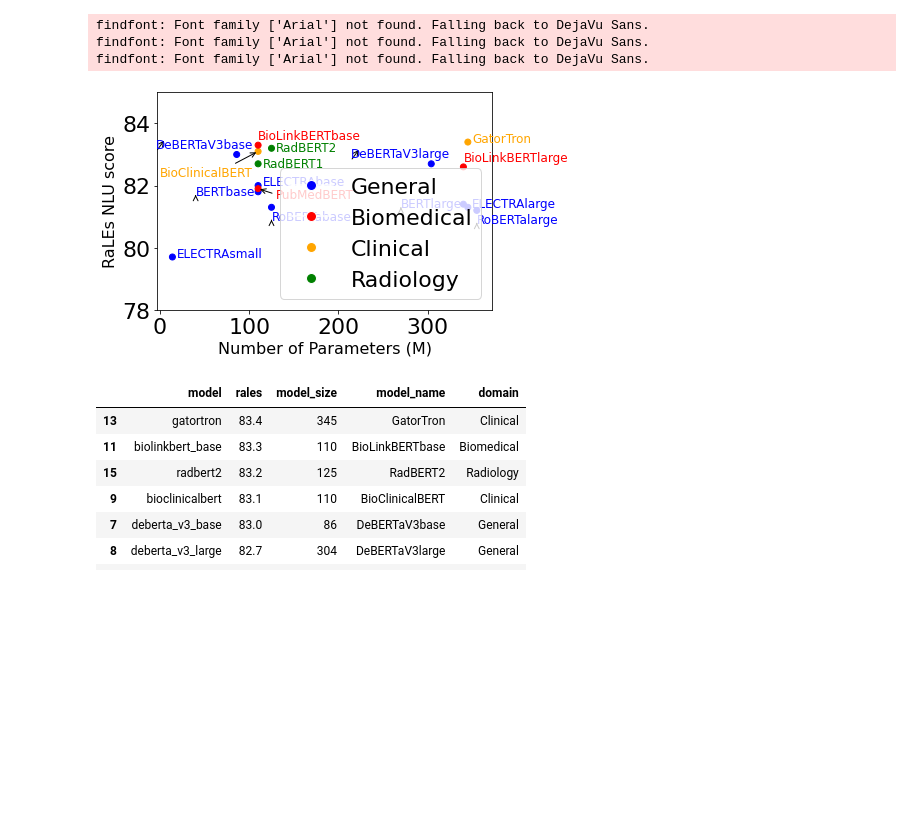
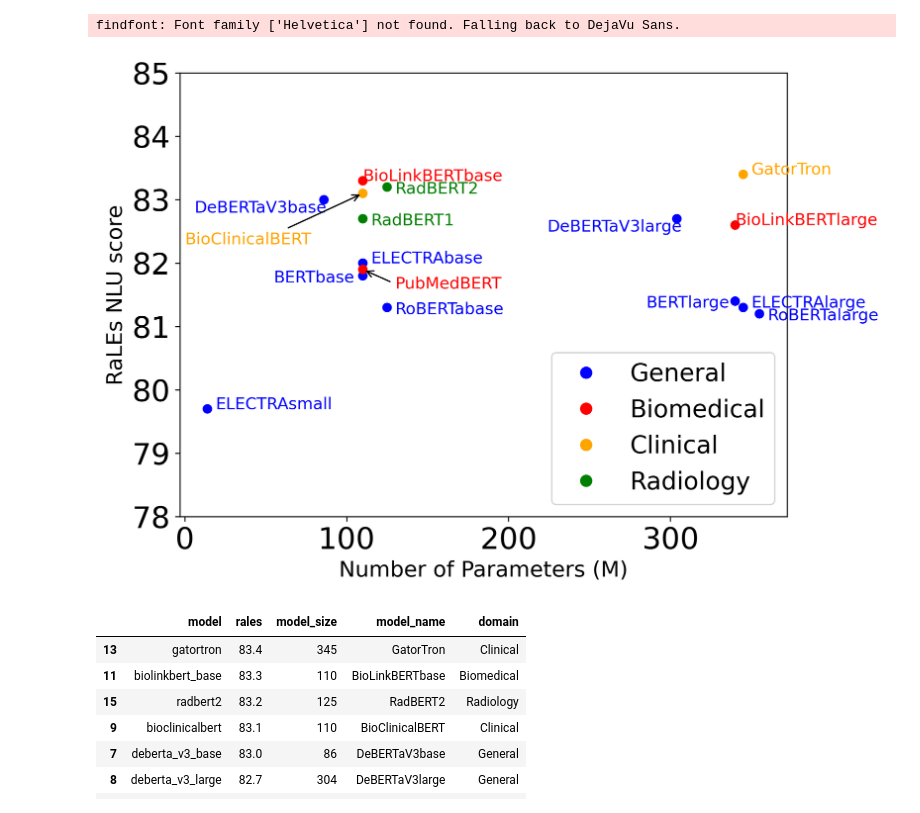
Before and after one commit to StanfordMIMI/RaLEs, a Jupyter notebook: results/make_paper_figures.ipynb, the cells around one changed output. Cells and saved outputs as stored; diff of their text form; code cells hidden in the pictures; blank space fills up the shorter version.

```diff
--- a/results/make_paper_figures.ipynb
+++ b/results/make_paper_figures.ipynb
@@ -130,7 +159,7 @@ results_df['domain'] = results_df['model'].apply(get_domain)
 # %%
 # sns.barplot(x="domain", y="rales", data=results_df)
 # %%
-# plt.figure(figsize=(8,6))
+plt.figure(figsize=(8,6), dpi=300)
 # sns.scatterplot(y="rales", x="model_size", hue='domain', data=results_df)
 from matplotlib.lines import Line2D
 
@@ -143,54 +172,52 @@ legend_elements = [Line2D([0], [0], marker='o', color='w', label='General', mark
                     Line2D([0], [0], marker='o', color='w', label='Biomedical', markerfacecolor='red', markersize=10),
                     Line2D([0], [0], marker='o', color='w', label='Clinical', markerfacecolor='orange', markersize=10),
                     Line2D([0], [0], marker='o', color='w', label='Radiology', markerfacecolor='green', markersize=10)]
-plt.legend(handles=legend_elements, loc='lower right')#, title="Domain")
+plt.legend(handles=legend_elements, loc='lower right', fontsize=18)#, title="Domain")
 label_fsize=12
 for i,x in results_df.iterrows():
     if x.model.startswith('bert_'):
-         plt.annotate(x.model_name, xy=(x.model_size-70, x.rales-.1), color='blue',xycoords='data',\
-                        xytext=(x.model_size-70, x.rales-.1), textcoords='data',\
-                        fontsize=label_fsize, rotation=0, arrowprops=dict(arrowstyle="->", connectionstyle="arc3", relpos=(0.0,0.0)))
+         plt.annotate(x.model_name, xy=(x.model_size, x.rales-.1), color='blue',xycoords='data',\
+                        xytext=(x.model_size-55, x.rales-.1), textcoords='data',\
+                        fontsize=label_fsize, rotation=0)#, arrowprops=dict(arrowstyle="->", connectionstyle="arc3", relpos=(0.0,0.0)))
     elif 'deberta' in x.model:
-        plt.annotate(x.model_name, xy=(x.model_size-80, x.rales+.5), color='blue', xycoords='data',\
-                        xytext=(x.model_size-90, x.rales+.2), textcoords='data',\
-                        fontsize=label_fsize, rotation=0, arrowprops=dict(arrowstyle="->", connectionstyle="arc3", relpos=(0.0,0.0)))
+        plt.annotate(x.model_name, xy=(x.model_size, x.rales+.5), color='blue', xycoords='data',\
+                        xytext=(x.model_size-80, x.rales-.2), textcoords='data',\
+                        fontsize=label_fsize, rotation=0 ) #arrowprops=dict(arrowstyle="->", connectionstyle="arc3", relpos=(0.0,0.0)))
     elif 'roberta' in x.model:
         plt.annotate(x.model_name, xy=(x.model_size, x.rales-.4), color='blue', xycoords='data',\
-                        xytext=(x.model_size, x.rales-.4), textcoords='data',\
-                        fontsize=label_fsize, rotation=0, arrowprops=dict(arrowstyle="->", connectionstyle="arc3", relpos=(0.0,0.0)))
+                        xytext=(x.model_size+5, x.rales-.1), textcoords='data',\
+                        fontsize=label_fsize, rotation=0)#, arrowprops=dict(arrowstyle="->", connectionstyle="arc3", relpos=(0.0,0.0)))
     # elif 'gatortron' in x.model:
     #     plt.annotate(x.model_name, xy=(x.model_size, x.rales), xycoords='data',\
     #                     xytext=(x.model_size-30, x.rales+.3), textcoords='data',\
     #                     fontsize=label_fsize, rotation=0, arrowprops=dict(arrowstyle="->", color='black', relpos=(.5,0.5)))
     elif 'biolinkbert' in x.model:
         plt.annotate(x.model_name, xy=(x.model_size, x.rales), color='red', xycoords='data',\
-                        xytext=(x.model_size, x.rales+.2), textcoords='data',\
+                        xytext=(x.model_size, x.rales), textcoords='data',\
                         fontsize=label_fsize, rotation=0)
     elif 'pubmedbert' in x.model:
         plt.annotate(x.model_name, xy=(x.model_size, x.rales), color='red', xycoords='data',\
                         xytext=(x.model_size+20, x.rales-.3), textcoords='data',\
                         fontsize=label_fsize, rotation=0, arrowprops=dict(arrowstyle="->", color='black', relpos=(0,.5)))
     elif 'bioclinicalbert' in x.model:
         plt.annotate(x.model_name, xy=(x.model_size, x.rales), color='orange', xycoords='data',\
                         xytext=(x.model_size-110, x.rales-.8), textcoords='data',\
                         fontsize=label_fsize, rotation=0, arrowprops=dict(arrowstyle="->", color='black', relpos=(0.7,0.8)))
     elif 'radbert' in x.model:
         plt.annotate(x.model_name, xy=(x.model_size, x.rales), color='green', xycoords='data',\
                         xytext=(x.model_size+5, x.rales+-.1), textcoords='data',\
                         fontsize=label_fsize, rotation=0)
     elif 'electra' in x.model:
         plt.annotate(x.model_name, xy=(x.model_size, x.rales), color='blue', xycoords='data',\
                             xytext=(x.model_size+5, x.rales), textcoords='data',\
                             fontsize=label_fsize, rotation=0)
     else:
         plt.annotate(x.model_name, xy=(x.model_size, x.rales), color='orange', xycoords='data',\
                             xytext=(x.model_size+5, x.rales), textcoords='data',\
                             fontsize=label_fsize, rotation=0)
 # %% [output]
-findfont: Font family ['Arial'] not found. Falling back to DejaVu Sans.
-findfont: Font family ['Arial'] not found. Falling back to DejaVu Sans.
-findfont: Font family ['Arial'] not found. Falling back to DejaVu Sans.
+findfont: Font family ['Helvetica'] not found. Falling back to DejaVu Sans.
-[figure, old version]
+[figure, new version]
 # %%
 results_df.sort_values('rales', ascending=False)
 # %% [output]
```
Also changed, not shown: parts of 6 cells of this notebook.
